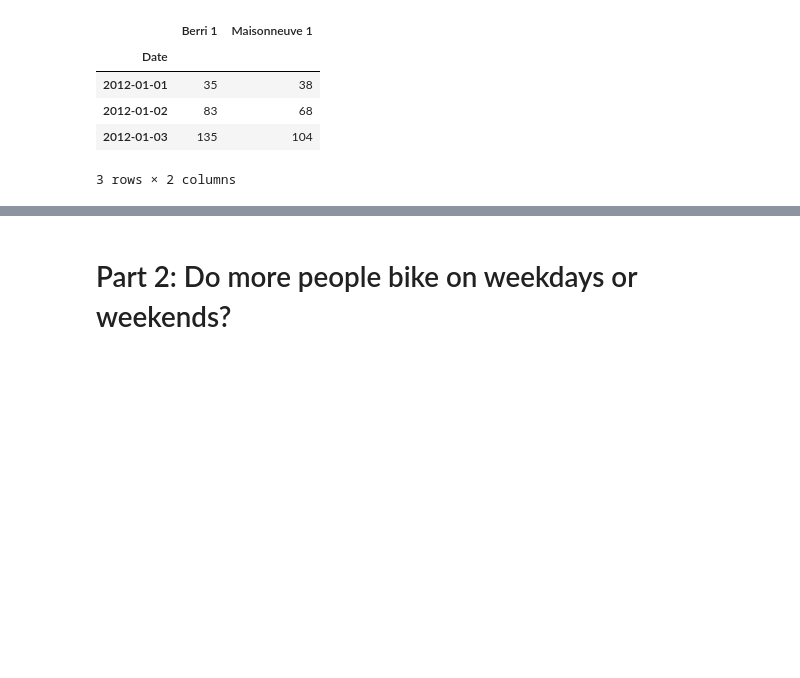
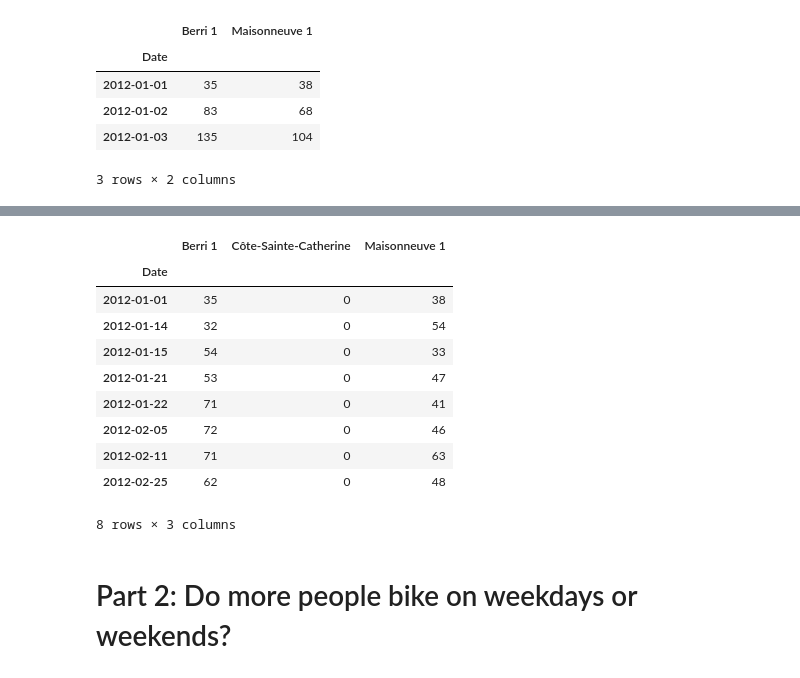
Before and after one commit to jvns/talks, a Jupyter notebook: pycon2014/bike_paths.ipynb, the cells around one changed output, grey strips where cells are left out. Drawn from its saved outputs; the diff is of its cells as text; code cells hidden in the pictures; blank space fills up the shorter version.

```diff
--- a/pycon2014/bike_paths.ipynb
+++ b/pycon2014/bike_paths.ipynb
@@ -206,3 +223,17 @@ column_slice.plot()
+# %%
+bike_data[bike_data['Berri 1'] < 75]
+# %% [output]
+|  | Berri 1 | Côte-Sainte-Catherine | Maisonneuve 1 |
+| Date |  |  |  |
+| 2012-01-01 | 35 | 0 | 38 |
+| 2012-01-14 | 32 | 0 | 54 |
+| 2012-01-15 | 54 | 0 | 33 |
+| 2012-01-21 | 53 | 0 | 47 |
+| 2012-01-22 | 71 | 0 | 41 |
+| 2012-02-05 | 72 | 0 | 46 |
+| 2012-02-11 | 71 | 0 | 63 |
+| 2012-02-25 | 62 | 0 | 48 |
+8 rows × 3 columns
 # %% [markdown]
 # Part 2: Do more people bike on weekdays or weekends?
 # %% [markdown]
```
Also changed, not shown: parts of 6 cells of this notebook.
